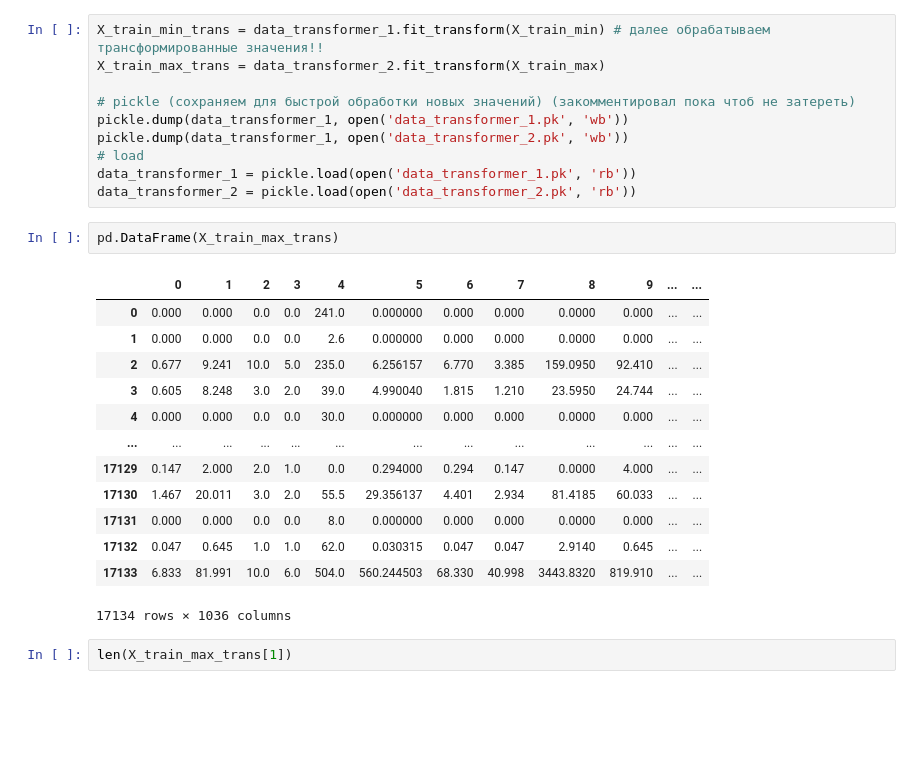
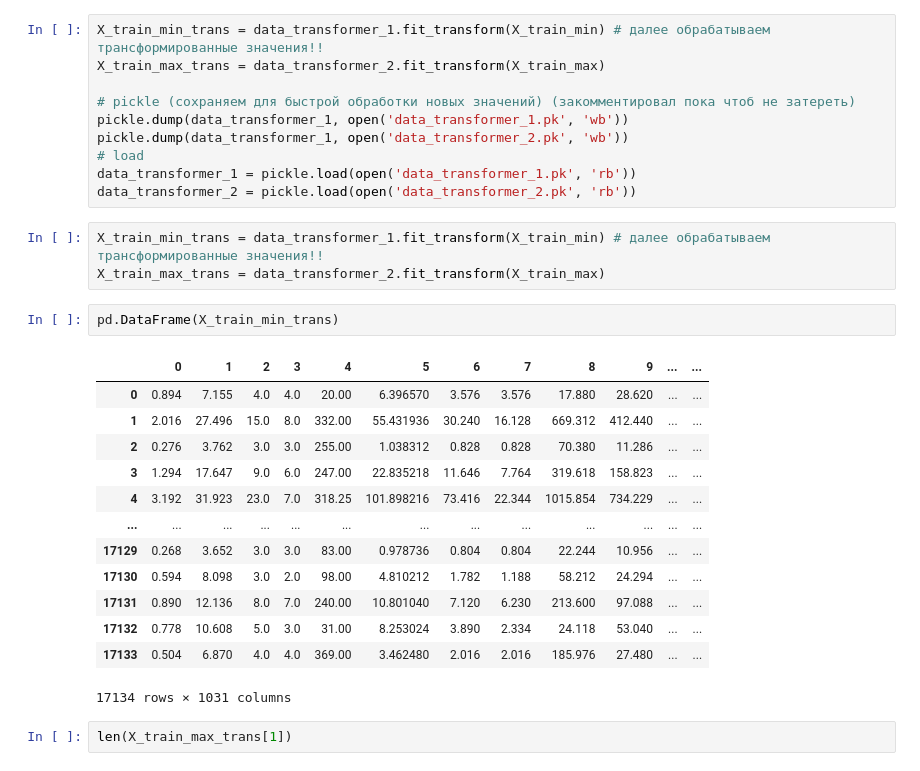
Before and after one commit to rosasha/MIN-MAX, a Jupyter notebook: MultiOutputRegressor_8.ipynb, the cells around one changed output. Saved outputs shown, nothing was run; the diff lists cells and outputs as text; blank space fills up the shorter version.

```diff
--- a/MultiOutputRegressor_8.ipynb
+++ b/MultiOutputRegressor_8.ipynb
@@ -534,22 +536,25 @@ pickle.dump(data_transformer_1, open('data_transformer_2.pk', 'wb'))
 # load
 data_transformer_1 = pickle.load(open('data_transformer_1.pk', 'rb'))
 data_transformer_2 = pickle.load(open('data_transformer_2.pk', 'rb'))
+# %%
+X_train_min_trans = data_transformer_1.fit_transform(X_train_min) # далее обрабатываем трансформированные значения!!
+X_train_max_trans = data_transformer_2.fit_transform(X_train_max)
 # %%
-pd.DataFrame(X_train_max_trans)
+pd.DataFrame(X_train_min_trans)
 # %% [output]
 |  | 0 | 1 | 2 | 3 | 4 | 5 | 6 | 7 | 8 | 9 | ... | ... |
-| 0 | 0.000 | 0.000 | 0.0 | 0.0 | 241.0 | 0.000000 | 0.000 | 0.000 | 0.0000 | 0.000 | ... | ... |
-| 1 | 0.000 | 0.000 | 0.0 | 0.0 | 2.6 | 0.000000 | 0.000 | 0.000 | 0.0000 | 0.000 | ... | ... |
-| 2 | 0.677 | 9.241 | 10.0 | 5.0 | 235.0 | 6.256157 | 6.770 | 3.385 | 159.0950 | 92.410 | ... | ... |
-| 3 | 0.605 | 8.248 | 3.0 | 2.0 | 39.0 | 4.990040 | 1.815 | 1.210 | 23.5950 | 24.744 | ... | ... |
-| 4 | 0.000 | 0.000 | 0.0 | 0.0 | 30.0 | 0.000000 | 0.000 | 0.000 | 0.0000 | 0.000 | ... | ... |
+| 0 | 0.894 | 7.155 | 4.0 | 4.0 | 20.00 | 6.396570 | 3.576 | 3.576 | 17.880 | 28.620 | ... | ... |
+| 1 | 2.016 | 27.496 | 15.0 | 8.0 | 332.00 | 55.431936 | 30.240 | 16.128 | 669.312 | 412.440 | ... | ... |
+| 2 | 0.276 | 3.762 | 3.0 | 3.0 | 255.00 | 1.038312 | 0.828 | 0.828 | 70.380 | 11.286 | ... | ... |
+| 3 | 1.294 | 17.647 | 9.0 | 6.0 | 247.00 | 22.835218 | 11.646 | 7.764 | 319.618 | 158.823 | ... | ... |
+| 4 | 3.192 | 31.923 | 23.0 | 7.0 | 318.25 | 101.898216 | 73.416 | 22.344 | 1015.854 | 734.229 | ... | ... |
 | ... | ... | ... | ... | ... | ... | ... | ... | ... | ... | ... | ... | ... |
-| 17129 | 0.147 | 2.000 | 2.0 | 1.0 | 0.0 | 0.294000 | 0.294 | 0.147 | 0.0000 | 4.000 | ... | ... |
-| 17130 | 1.467 | 20.011 | 3.0 | 2.0 | 55.5 | 29.356137 | 4.401 | 2.934 | 81.4185 | 60.033 | ... | ... |
-| 17131 | 0.000 | 0.000 | 0.0 | 0.0 | 8.0 | 0.000000 | 0.000 | 0.000 | 0.0000 | 0.000 | ... | ... |
-| 17132 | 0.047 | 0.645 | 1.0 | 1.0 | 62.0 | 0.030315 | 0.047 | 0.047 | 2.9140 | 0.645 | ... | ... |
-| 17133 | 6.833 | 81.991 | 10.0 | 6.0 | 504.0 | 560.244503 | 68.330 | 40.998 | 3443.8320 | 819.910 | ... | ... |
+| 17129 | 0.268 | 3.652 | 3.0 | 3.0 | 83.00 | 0.978736 | 0.804 | 0.804 | 22.244 | 10.956 | ... | ... |
+| 17130 | 0.594 | 8.098 | 3.0 | 2.0 | 98.00 | 4.810212 | 1.782 | 1.188 | 58.212 | 24.294 | ... | ... |
+| 17131 | 0.890 | 12.136 | 8.0 | 7.0 | 240.00 | 10.801040 | 7.120 | 6.230 | 213.600 | 97.088 | ... | ... |
+| 17132 | 0.778 | 10.608 | 5.0 | 3.0 | 31.00 | 8.253024 | 3.890 | 2.334 | 24.118 | 53.040 | ... | ... |
+| 17133 | 0.504 | 6.870 | 4.0 | 4.0 | 369.00 | 3.462480 | 2.016 | 2.016 | 185.976 | 27.480 | ... | ... |
-17134 rows × 1036 columns
+17134 rows × 1031 columns
 # %%
 len(X_train_max_trans[1])
 # %% [output]
```
Also changed, not shown: parts of 34 cells of this notebook.
